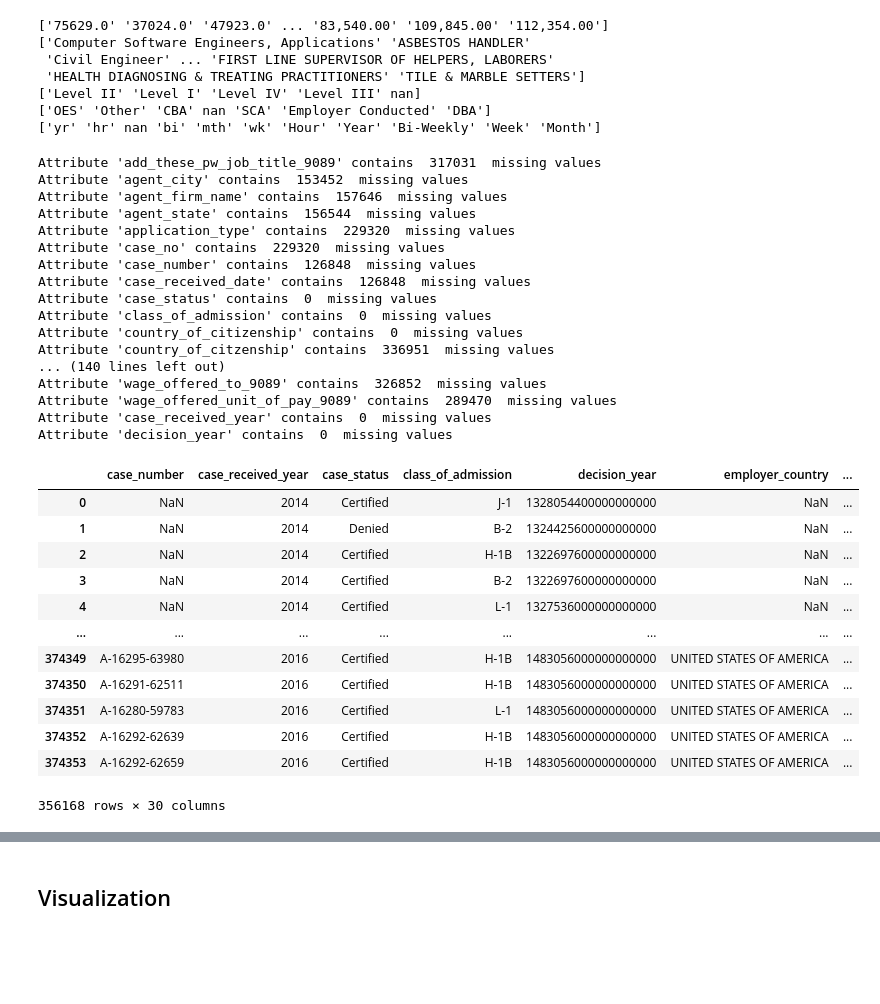
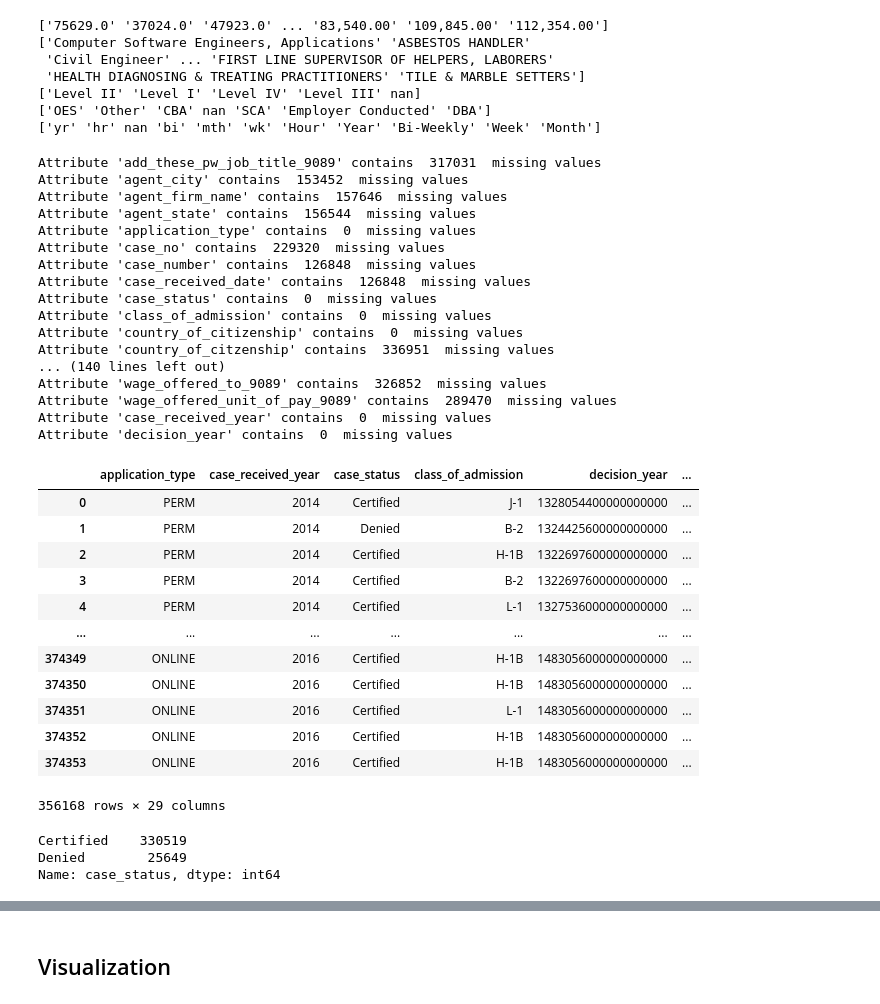
Before and after one commit to luAdenir/Employment_Visa, a Jupyter notebook: preprocessing.ipynb, the cells around one changed output, grey strips where cells are left out. Drawn from its saved outputs; the diff is of its cells as text; code cells hidden in the pictures; blank space fills up the shorter version.

```diff
--- a/preprocessing.ipynb
+++ b/preprocessing.ipynb
@@ -110,3 +126,5 @@ Attribute 'wage_offered_unit_of_pay_9089' contains  303663  missing values
+# %%
+df["application_type"]=df["application_type"].fillna((df["application_type"].mode()[0]))
 # %%
 df['case_received_date'] = pd.to_datetime(df.case_received_date, format='%Y-%m-%d')
 
@@ -523,7 +539,7 @@ Attribute 'add_these_pw_job_title_9089' contains  317031  missing values
 Attribute 'agent_city' contains  153452  missing values
 Attribute 'agent_firm_name' contains  157646  missing values
 Attribute 'agent_state' contains  156544  missing values
-Attribute 'application_type' contains  229320  missing values
+Attribute 'application_type' contains  0  missing values
 Attribute 'case_no' contains  229320  missing values
 Attribute 'case_number' contains  126848  missing values
 Attribute 'case_received_date' contains  126848  missing values
@@ -537,28 +553,33 @@ Attribute 'wage_offered_unit_of_pay_9089' contains  289470  missing values
 Attribute 'case_received_year' contains  0  missing values
 Attribute 'decision_year' contains  0  missing values
 # %%
-df1 = df[["case_number","case_received_year","case_status","class_of_admission","decision_year",
+df1 = df[["application_type","case_received_year","case_status","class_of_admission","decision_year",
           "employer_country","employer_name","employer_num_employees","employer_state",
-          "employer_yr_estab",
           "foreign_worker_info_education","foreign_worker_info_major","foreign_worker_info_state",
           "fw_info_alt_edu_experience","fw_info_birth_country","country_of_citizenship","fw_info_rel_occup_exp",
           "fw_info_req_experience",
           "job_info_alt_occ_num_months","job_info_education","job_info_experience","job_info_foreign_ed",
           "job_info_foreign_lang_req","job_info_job_title","job_info_training",
           "pw_amount_9089","pw_job_title_9089","pw_level_9089","pw_source_name_9089","pw_unit_of_pay_9089"]].copy()
 
 df1
 # %% [output]
-|  | case_number | case_received_year | case_status | class_of_admission | decision_year | employer_country | ... |
-| 0 | NaN | 2014 | Certified | J-1 | 1328054400000000000 | NaN | ... |
-| 1 | NaN | 2014 | Denied | B-2 | 1324425600000000000 | NaN | ... |
-| 2 | NaN | 2014 | Certified | H-1B | 1322697600000000000 | NaN | ... |
-| 3 | NaN | 2014 | Certified | B-2 | 1322697600000000000 | NaN | ... |
-| 4 | NaN | 2014 | Certified | L-1 | 1327536000000000000 | NaN | ... |
-| ... | ... | ... | ... | ... | ... | ... | ... |
-| 374349 | A-16295-63980 | 2016 | Certified | H-1B | 1483056000000000000 | UNITED STATES OF AMERICA | ... |
-| 374350 | A-16291-62511 | 2016 | Certified | H-1B | 1483056000000000000 | UNITED STATES OF AMERICA | ... |
-| 374351 | A-16280-59783 | 2016 | Certified | L-1 | 1483056000000000000 | UNITED STATES OF AMERICA | ... |
-| 374352 | A-16292-62639 | 2016 | Certified | H-1B | 1483056000000000000 | UNITED STATES OF AMERICA | ... |
-| 374353 | A-16292-62659 | 2016 | Certified | H-1B | 1483056000000000000 | UNITED STATES OF AMERICA | ... |
+|  | application_type | case_received_year | case_status | class_of_admission | decision_year | ... |
+| 0 | PERM | 2014 | Certified | J-1 | 1328054400000000000 | ... |
+| 1 | PERM | 2014 | Denied | B-2 | 1324425600000000000 | ... |
+| 2 | PERM | 2014 | Certified | H-1B | 1322697600000000000 | ... |
+| 3 | PERM | 2014 | Certified | B-2 | 1322697600000000000 | ... |
+| 4 | PERM | 2014 | Certified | L-1 | 1327536000000000000 | ... |
+| ... | ... | ... | ... | ... | ... | ... |
+| 374349 | ONLINE | 2016 | Certified | H-1B | 1483056000000000000 | ... |
+| 374350 | ONLINE | 2016 | Certified | H-1B | 1483056000000000000 | ... |
+| 374351 | ONLINE | 2016 | Certified | L-1 | 1483056000000000000 | ... |
+| 374352 | ONLINE | 2016 | Certified | H-1B | 1483056000000000000 | ... |
+| 374353 | ONLINE | 2016 | Certified | H-1B | 1483056000000000000 | ... |
-356168 rows × 30 columns
+356168 rows × 29 columns
+# %%
+df1.case_status.value_counts()
+# %% [output]
+Certified    330519
+Denied        25649
+Name: case_status, dtype: int64
```
Also changed, not shown: parts of 21 cells of this notebook, 8 other files.
